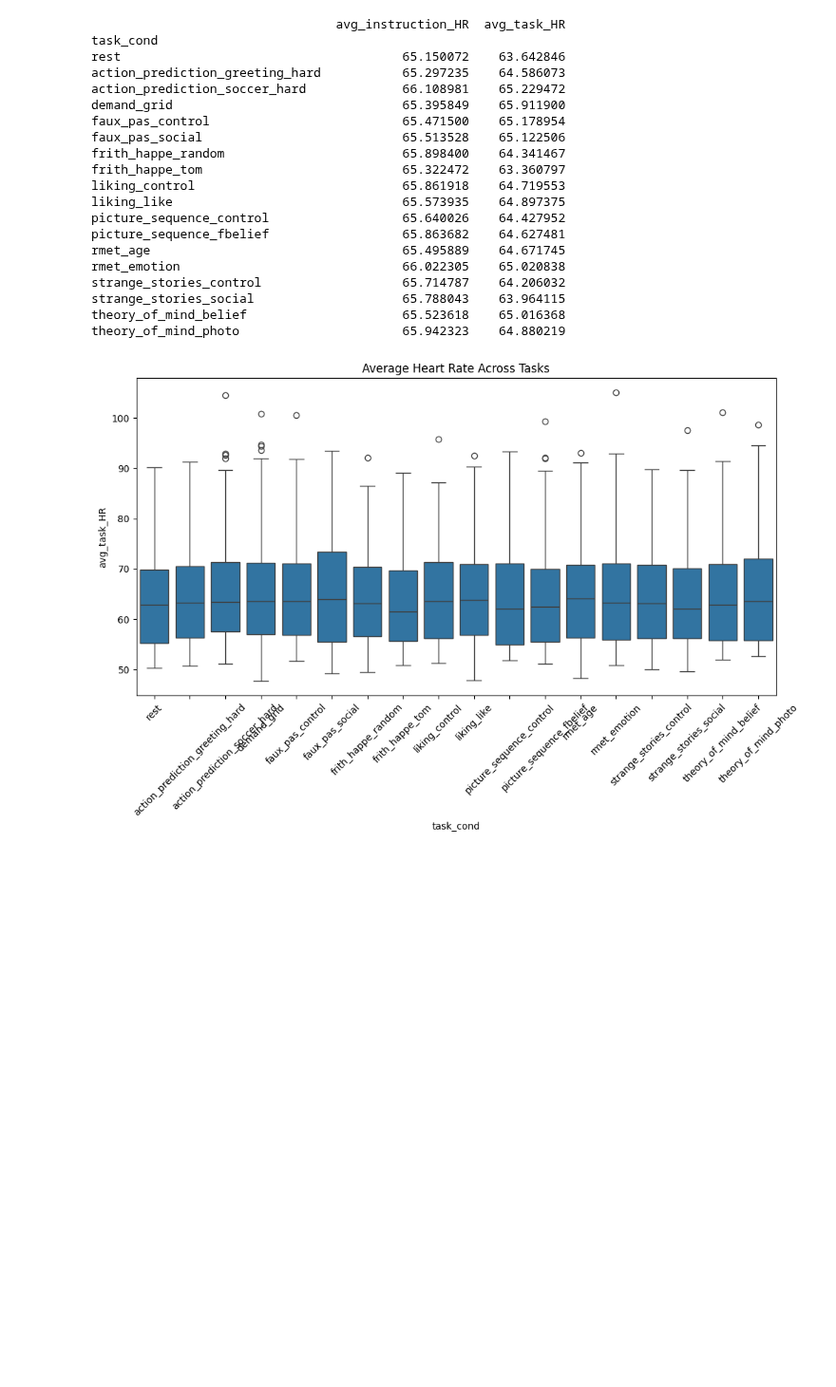
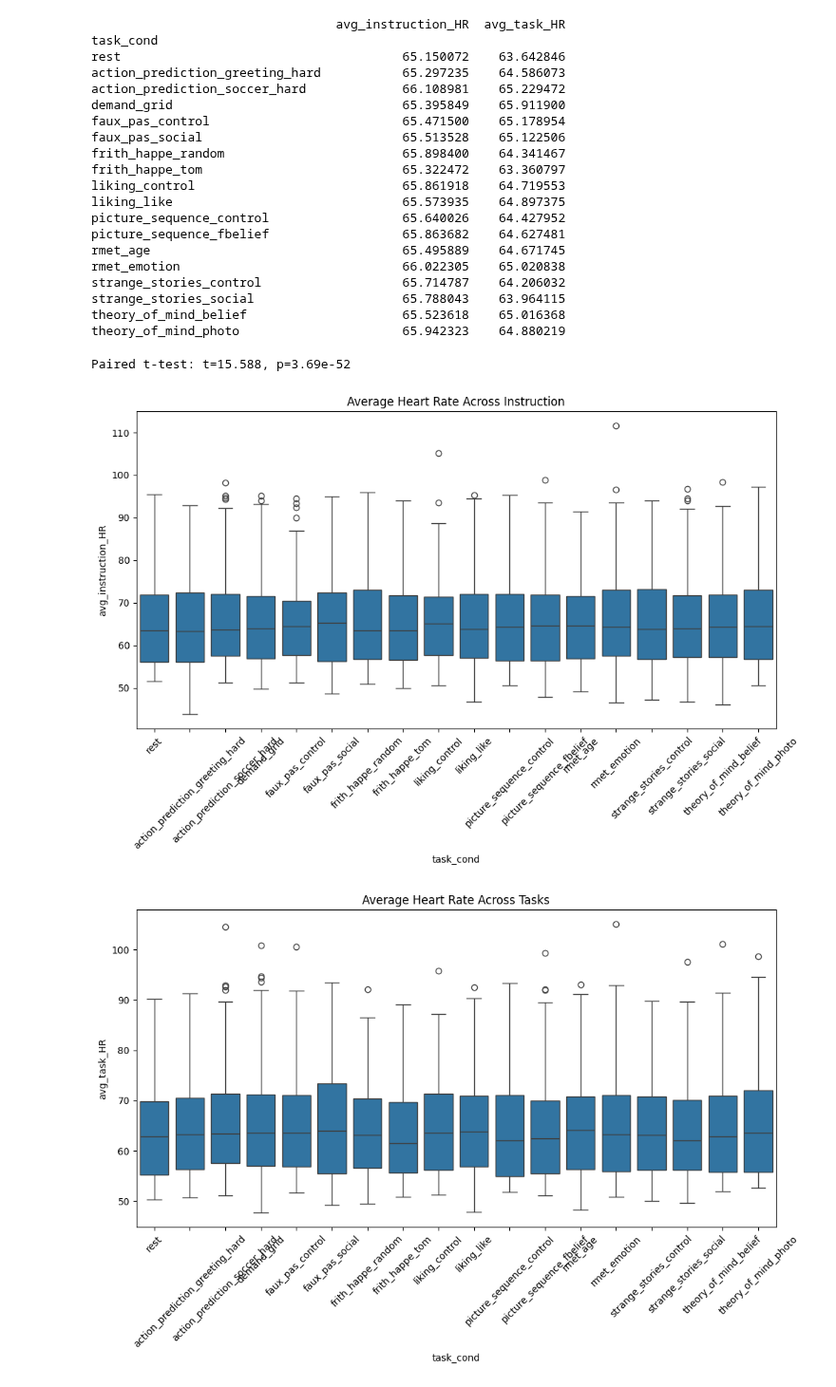
Before and after one commit to DiedrichsenLab/cortico_cereb_connectivity, a Jupyter notebook: notebooks/8. Physio/1.HR_summary.ipynb, the cells around one changed output. Shown at 95% size. Saved outputs shown, nothing was run; the diff lists cells and outputs as text; code cells hidden in the pictures; blank space fills up the shorter version.

```diff
--- a/notebooks/8. Physio/1.HR_summary.ipynb
+++ b/notebooks/8. Physio/1.HR_summary.ipynb
@@ -23,15 +20,15 @@ hr_df.head()
 | 3 | sub-05 | 1 | strange_stories | strange_stories | strange_stories_social | 59.347420 | 58.251872 |
 | 4 | sub-05 | 1 | liking | liking | liking_like | 58.661684 | 59.130879 |
 # %%
-# Make sure group_by_var is categorical
-hr_df[group_by_var] = hr_df[group_by_var].astype('category')
+# Make sure 'task_cond' is categorical
+hr_df['task_cond'] = hr_df['task_cond'].astype('category')
 
 # Reorder categories so 'rest' is first (the reference)
-categories = ['rest'] + [t for t in hr_df[group_by_var].cat.categories if t != 'rest']
-hr_df[group_by_var] = hr_df[group_by_var].cat.reorder_categories(categories, ordered=True)
+categories = ['rest'] + [t for t in hr_df['task_cond'].cat.categories if t != 'rest']
+hr_df['task_cond'] = hr_df['task_cond'].cat.reorder_categories(categories, ordered=True)
 
 # Average across all subjects & runs
-task_means = hr_df.groupby(group_by_var)[["avg_instruction_HR", "avg_task_HR"]].mean()
+task_means = hr_df.groupby('task_cond')[["avg_instruction_HR", "avg_task_HR"]].mean()
 print(task_means)
 # %% [output]
                                  avg_instruction_HR  avg_task_HR
@@ -54,5 +51,19 @@ strange_stories_control                   65.714787    64.206032
 strange_stories_social                    65.788043    63.964115
 theory_of_mind_belief                     65.523618    65.016368
 theory_of_mind_photo                      65.942323    64.880219
+# %%
+# Instruction vs Task average HR t-test
+t_stat, p_val = stats.ttest_rel(hr_df["avg_instruction_HR"], hr_df["avg_task_HR"])
+print(f"Paired t-test: t={t_stat:.3f}, p={p_val:.3g}")
+# %% [output]
+Paired t-test: t=15.588, p=3.69e-52
+# %%
+plt.figure(figsize=(12, 6))
+sns.boxplot(x='task_cond', y="avg_instruction_HR", data=hr_df)
+plt.title("Average Heart Rate Across Instruction")
+plt.xticks(rotation=45)
+plt.show()
+# %% [output]
+[figure, added]
 # %%
 plt.figure(figsize=(12, 6))
```
Also changed, not shown: parts of 5 cells of this notebook.
